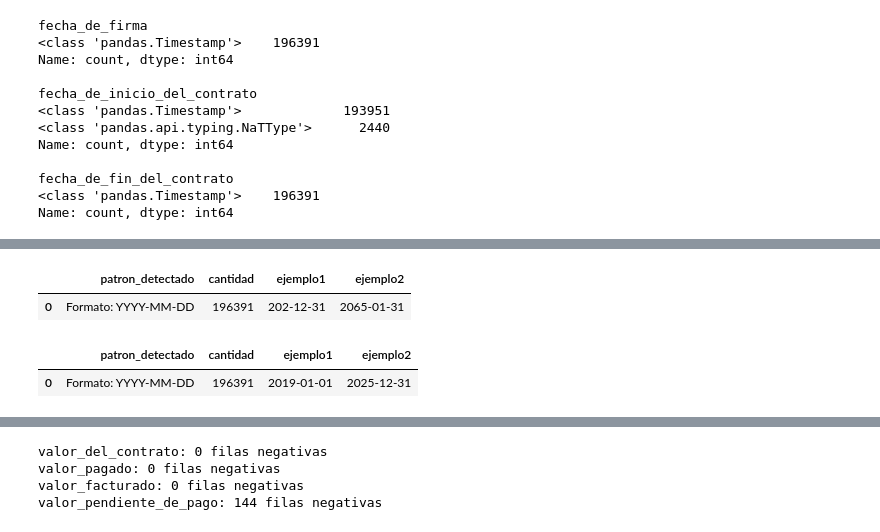
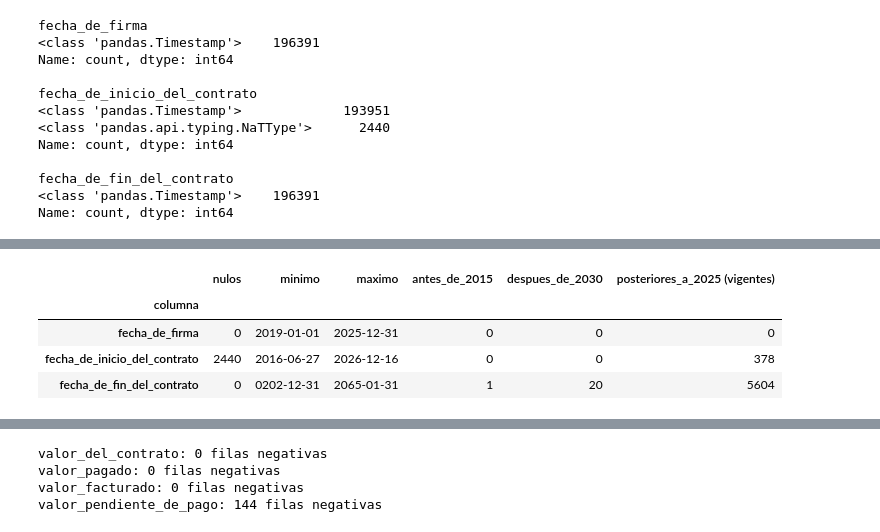
Before and after one commit to rporras10/secop-eda, a Jupyter notebook: Calidad_Datos.ipynb, the cells around one changed output, grey strips where cells are left out. Drawn from its saved outputs; the diff is of its cells as text; code cells hidden in the pictures.

```diff
--- a/Calidad_Datos.ipynb
+++ b/Calidad_Datos.ipynb
@@ -255,40 +213,31 @@ resultado
-# %%
-""" 2.5 Agrupar todos los formatos de fecha_de_fin_del_contrato que hay en el dataset y su conteo. """
-
-resultado = (
-    secop_df.assign(patron_detectado=patron_detectado)
-    .groupby("patron_detectado")
-    .agg(
-        cantidad=("fecha_de_fin_del_contrato", "count"),
-        ejemplo1=("fecha_de_fin_del_contrato", "min"),
-        ejemplo2=("fecha_de_fin_del_contrato", "max"),
-    )
-    .reset_index()
-    .sort_values(by="cantidad", ascending=False)
-)
-
-# Mostrar la tabla final
-resultado
-# %% [output]
-|  | patron_detectado | cantidad | ejemplo1 | ejemplo2 |
-| 0 | Formato: YYYY-MM-DD | 196391 | 202-12-31 | 2065-01-31 |
-# %%
-""" 2.6 Agrupar todos los formatos de fecha_de_firma que hay en el dataset y su conteo. """
-
-resultado = (
-    secop_df.assign(patron_detectado=patron_detectado)
-    .groupby("patron_detectado")
-    .agg(
-        cantidad=("fecha_de_firma", "count"),
-        ejemplo1=("fecha_de_firma", "min"),
-        ejemplo2=("fecha_de_firma", "max"),
-    )
-    .reset_index()
-    .sort_values(by="cantidad", ascending=False)
-)
-
-# Mostrar la tabla final
-resultado
-# %% [output]
-|  | patron_detectado | cantidad | ejemplo1 | ejemplo2 |
-| 0 | Formato: YYYY-MM-DD | 196391 | 2019-01-01 | 2025-12-31 |
+# %%
+""" 2.3 Rango de las fechas del contrato """
+
+cols_fecha = ['fecha_de_firma', 'fecha_de_inicio_del_contrato', 'fecha_de_fin_del_contrato']
+
+# Límites: el dataset cubre contratos firmados entre 2019 y 2025.
+# Antes de 2015 no es plausible para estos contratos; después de 2030 implica un contrato de bienes de más de 5 años.
+limite_inferior, limite_superior = pd.Timestamp('2015-01-01'), pd.Timestamp('2030-12-31')
+fin_del_periodo = pd.Timestamp('2025-12-31')
+
+filas = []
+for col in cols_fecha:
+    fecha = secop_df[col]
+    filas.append({
+        'columna': col,
+        'nulos': fecha.isna().sum(),
+        'minimo': fecha.min().date(),
+        'maximo': fecha.max().date(),
+        'antes_de_2015': (fecha < limite_inferior).sum(),
+        'despues_de_2030': (fecha > limite_superior).sum(),
+        'posteriores_a_2025 (vigentes)': (fecha > fin_del_periodo).sum(),
+    })
+
+rango_fechas = pd.DataFrame(filas).set_index('columna')
+display(rango_fechas)
+# %% [output]
+|  | nulos | minimo | maximo | antes_de_2015 | despues_de_2030 | posteriores_a_2025 (vigentes) |
+| columna |  |  |  |  |  |  |
+| fecha_de_firma | 0 | 2019-01-01 | 2025-12-31 | 0 | 0 | 0 |
+| fecha_de_inicio_del_contrato | 2440 | 2016-06-27 | 2026-12-16 | 0 | 0 | 378 |
+| fecha_de_fin_del_contrato | 0 | 0202-12-31 | 2065-01-31 | 1 | 20 | 5604 |
```
Also changed, not shown: parts of 15 cells of this notebook, 2 other files.
